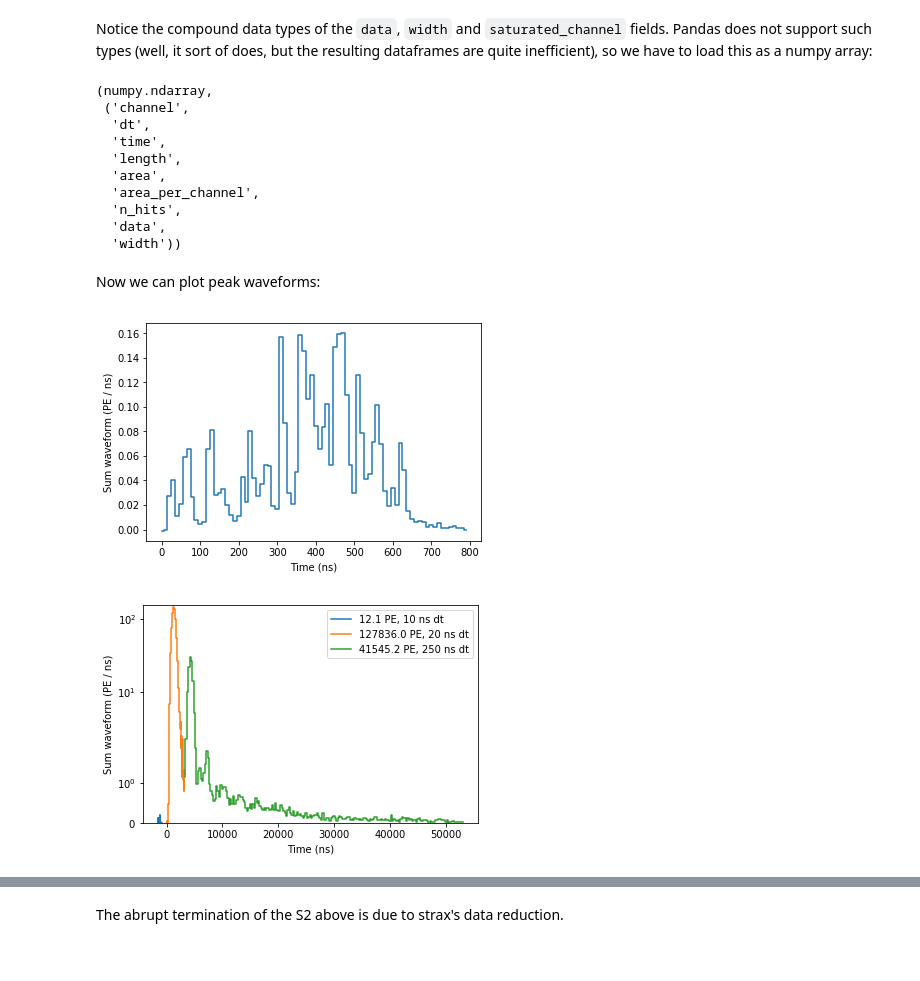
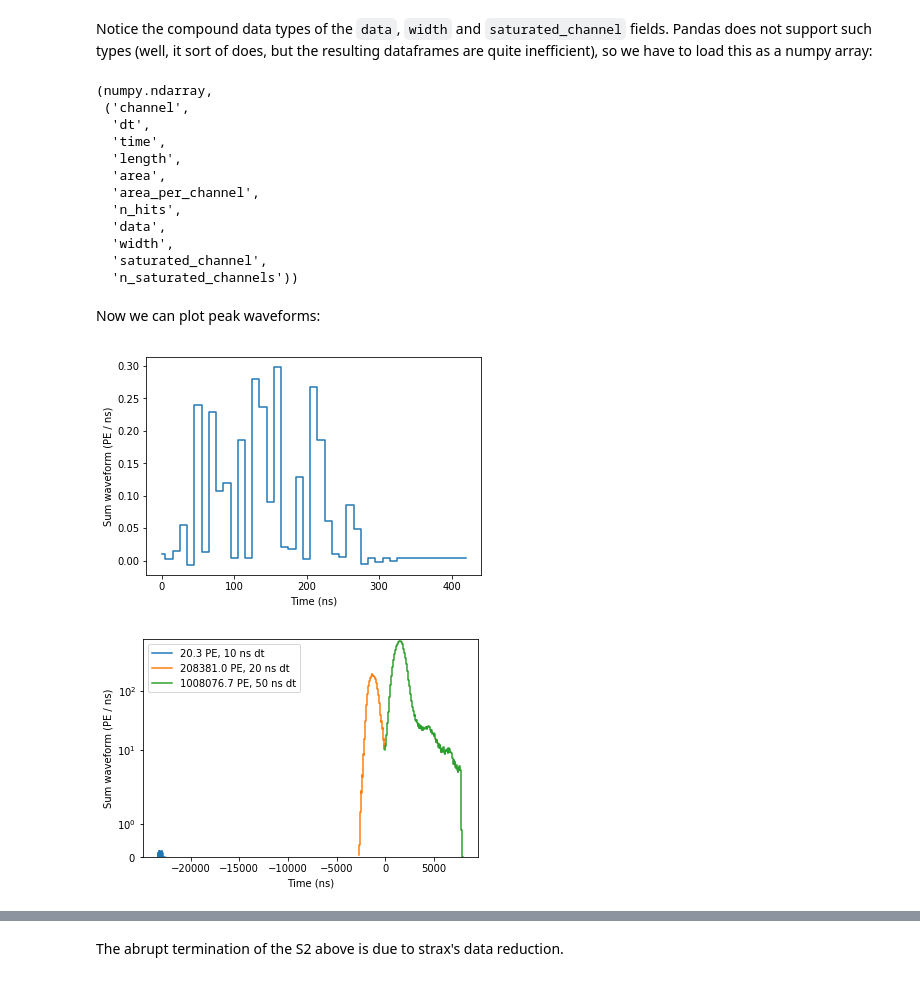
Before and after one commit to XENONnT/straxen, a Jupyter notebook: notebooks/tutorials/strax_demo.ipynb, the cells around one changed output, grey strips where cells are left out. Drawn from its saved outputs; the diff is of its cells as text; code cells hidden in the pictures.

```diff
--- a/notebooks/tutorials/strax_demo.ipynb
+++ b/notebooks/tutorials/strax_demo.ipynb
@@ -85,5 +90,5 @@ So lets' take that one.
 
 To actually load data, you use `get_df` to get a pandas DataFrame, or `get_array` to get a numpy (structured) array. Let's go with pandas for now:
 # %%
-run_id = '180423_1022'
+run_id = '180215_1029'
 df = st.get_df(run_id, 'event_info')
@@ -150,24 +157,26 @@ type(peaks), peaks.dtype.names
   'area_per_channel',
   'n_hits',
   'data',
-  'width'))
+  'width',
+  'saturated_channel',
+  'n_saturated_channels'))
 # %% [markdown]
 Now we can plot peak waveforms:
 # %%
 def plot_peak(p, t0=None, **kwargs):
     n = p['length']
     if t0 is None:
         t0 = p['time']
     plt.plot((p['time'] - t0) + np.arange(n) * p['dt'],
              p['data'][:n] / p['dt'],
              linestyle='steps-mid',
              **kwargs)
     plt.xlabel("Time (ns)")
     plt.ylabel("Sum waveform (PE / ns)")
 
-plot_peak(peaks[2000])
+plot_peak(peaks[55241])
 # %% [output]
-[figure, old version]
+[figure, new version]
 # %%
 def plot_peaks(main_i, n_before=0, n_after=0, label_threshold=0):
     for i in main_i + np.arange(-n_before, n_after + 1):
@@ -179,9 +188,9 @@ def plot_peaks(main_i, n_before=0, n_after=0, label_threshold=0):
                   t0=peaks[main_i]['time'],
                   label=label)
     plt.ylim(0, None)
-    plt.legend(loc='upper right')
+    plt.legend(loc='best')
     plt.yscale('symlog')
 
-plot_peaks(943, n_after=1, n_before=1)
+plot_peaks(55240, n_after=0, n_before=2)
 # %% [output]
-[figure, old version]
+[figure, new version]
```
Also changed, not shown: parts of 13 cells of this notebook, 7 other files.
